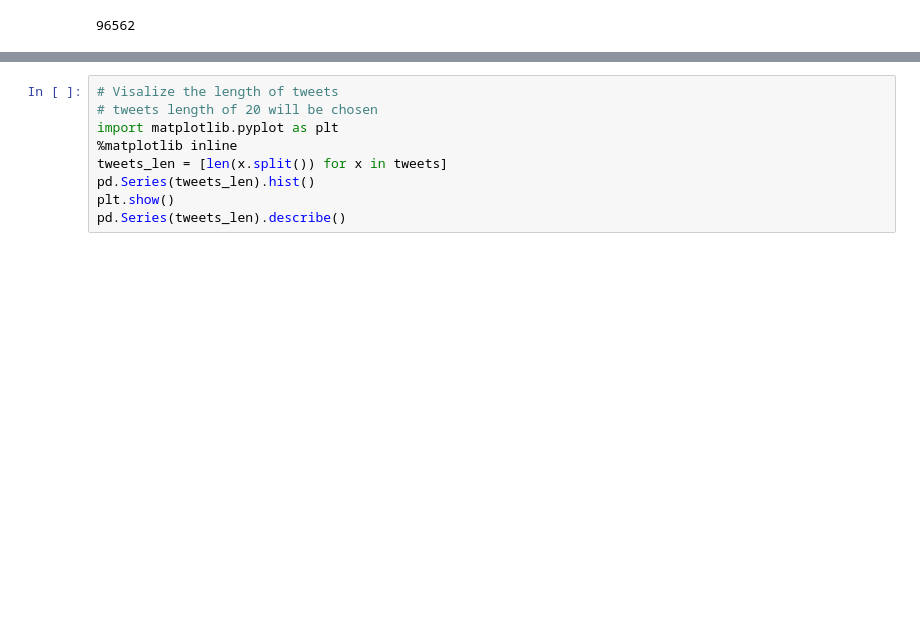
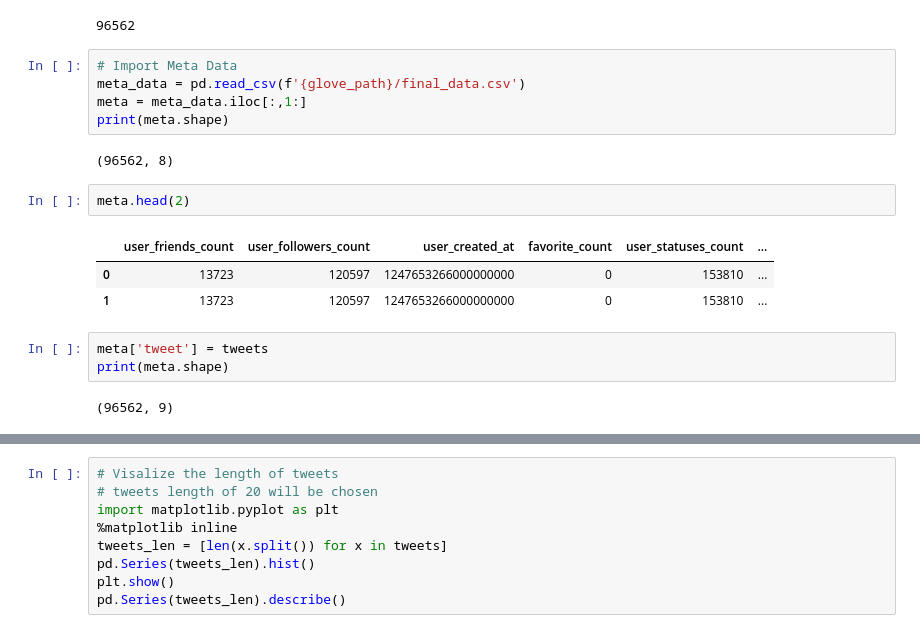
Before and after one commit to BenBadnani/CS505-final-project, a Jupyter notebook: Retweet Model 2.ipynb, the cells around one changed output, grey strips where cells are left out. Cells and saved outputs as stored; diff of their text form; blank space fills up the shorter version.

Commit message:
merged meta data code

```diff
--- a/Retweet Model 2.ipynb
+++ b/Retweet Model 2.ipynb
@@ -137,6 +137,24 @@ with open(f'{path}/train_clean_text.txt', 'r') as f:
 print(len(tweets))
 # %% [output]
 96562
+# %%
+# Import Meta Data
+meta_data = pd.read_csv(f'{glove_path}/final_data.csv')
+meta = meta_data.iloc[:,1:]
+print(meta.shape)
+# %% [output]
+(96562, 8)
+# %%
+meta.head(2)
+# %% [output]
+|  | user_friends_count | user_followers_count | user_created_at | favorite_count | user_statuses_count | ... |
+| 0 | 13723 | 120597 | 1247653266000000000 | 0 | 153810 | ... |
+| 1 | 13723 | 120597 | 1247653266000000000 | 0 | 153810 | ... |
+# %%
+meta['tweet'] = tweets
+print(meta.shape)
+# %% [output]
+(96562, 9)
 # %%
 # Train test split
 from sklearn.model_selection import train_test_split
```
Also changed, not shown: parts of 6 cells of this notebook.
